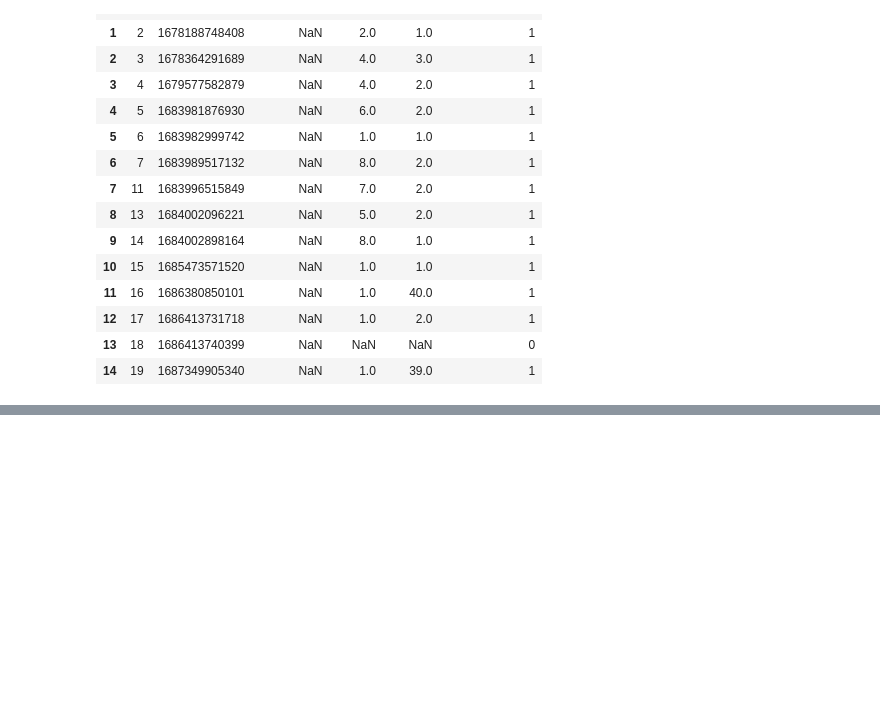
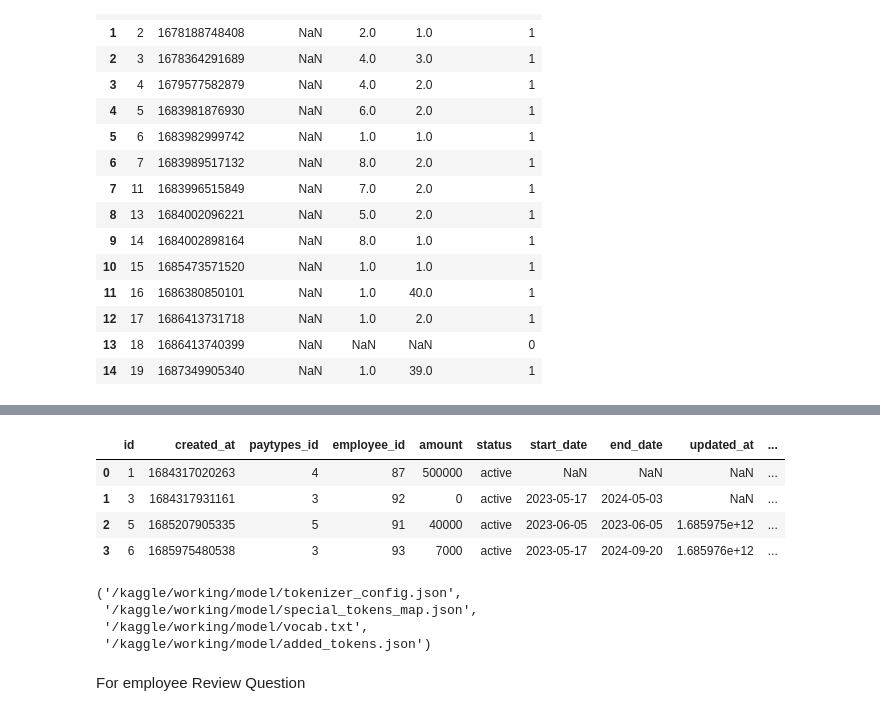
Before and after one commit to faruq2021/My-ML-MODEL-NOTEBOOKS, a Jupyter notebook: attainhelp.ipynb, the cells around one changed output, grey strips where cells are left out. Cells and saved outputs as stored; diff of their text form; code cells hidden in the pictures; blank space fills up the shorter version.

```diff
--- a/attainhelp.ipynb
+++ b/attainhelp.ipynb
@@ -178,0 +324,10 @@ tokenizer.save_pretrained(output_dir)
+# %%
+table= pd.read_csv("/kaggle/input/attaindb/dbo-employee_paytypes-218-live.1690705274.csv")
+# %%
+table.head()
+# %% [output]
+|  | id | created_at | paytypes_id | employee_id | amount | status | start_date | end_date | updated_at | ... |
+| 0 | 1 | 1684317020263 | 4 | 87 | 500000 | active | NaN | NaN | NaN | ... |
+| 1 | 3 | 1684317931161 | 3 | 92 | 0 | active | 2023-05-17 | 2024-05-03 | NaN | ... |
+| 2 | 5 | 1685207905335 | 5 | 91 | 40000 | active | 2023-06-05 | 2023-06-05 | 1.685975e+12 | ... |
+| 3 | 6 | 1685975480538 | 3 | 93 | 7000 | active | 2023-05-17 | 2024-09-20 | 1.685976e+12 | ... |
@@ -178,0 +400,50 @@ tokenizer.save_pretrained(output_dir)
+# %%
+# Put the model in training mode
+model.train()
+
+# Training loop
+epochs = 3  # You can adjust the number of epochs
+for epoch in range(epochs):
+    for batch in train_dataloader:
+        # Extract inputs from the batch
+        input_ids = batch["input_ids"]
+        attention_mask = batch["attention_mask"]
+        token_type_ids = batch["token_type_ids"]
+        labels = batch["labels"]
+        numeric_values = batch["numeric_values"]
+        numeric_values_scale = batch["numeric_values_scale"]
+        #float_answer = batch["float_answer"]
+        batch_size = input_ids.shape[0]
+        dummy_float_answers = torch.zeros(batch_size, dtype=torch.float32)
+
+        # Zero the gradients
+        optimizer.zero_grad()
+
+        # Forward pass
+        outputs = model(
+            input_ids=input_ids,
+            attention_mask=attention_mask,
+            token_type_ids=token_type_ids,
+            labels=labels,
+            numeric_values=numeric_values,
+            numeric_values_scale=numeric_values_scale,
+            float_answer=dummy_float_answers,
+
+        )
+
+        # Compute loss and perform backward pass
+        loss = outputs.loss
+        loss.backward()
+        optimizer.step()
+
+
+output_dir = "/kaggle/working/model"  # Modify this path accordingly
+model.save_pretrained(output_dir)
+tokenizer.save_pretrained(output_dir)
+# %% [output]
+('/kaggle/working/model/tokenizer_config.json',
+ '/kaggle/working/model/special_tokens_map.json',
+ '/kaggle/working/model/vocab.txt',
+ '/kaggle/working/model/added_tokens.json')
+# %% [markdown]
+For employee Review Question
```
Also changed, not shown: parts of 40 cells of this notebook.
